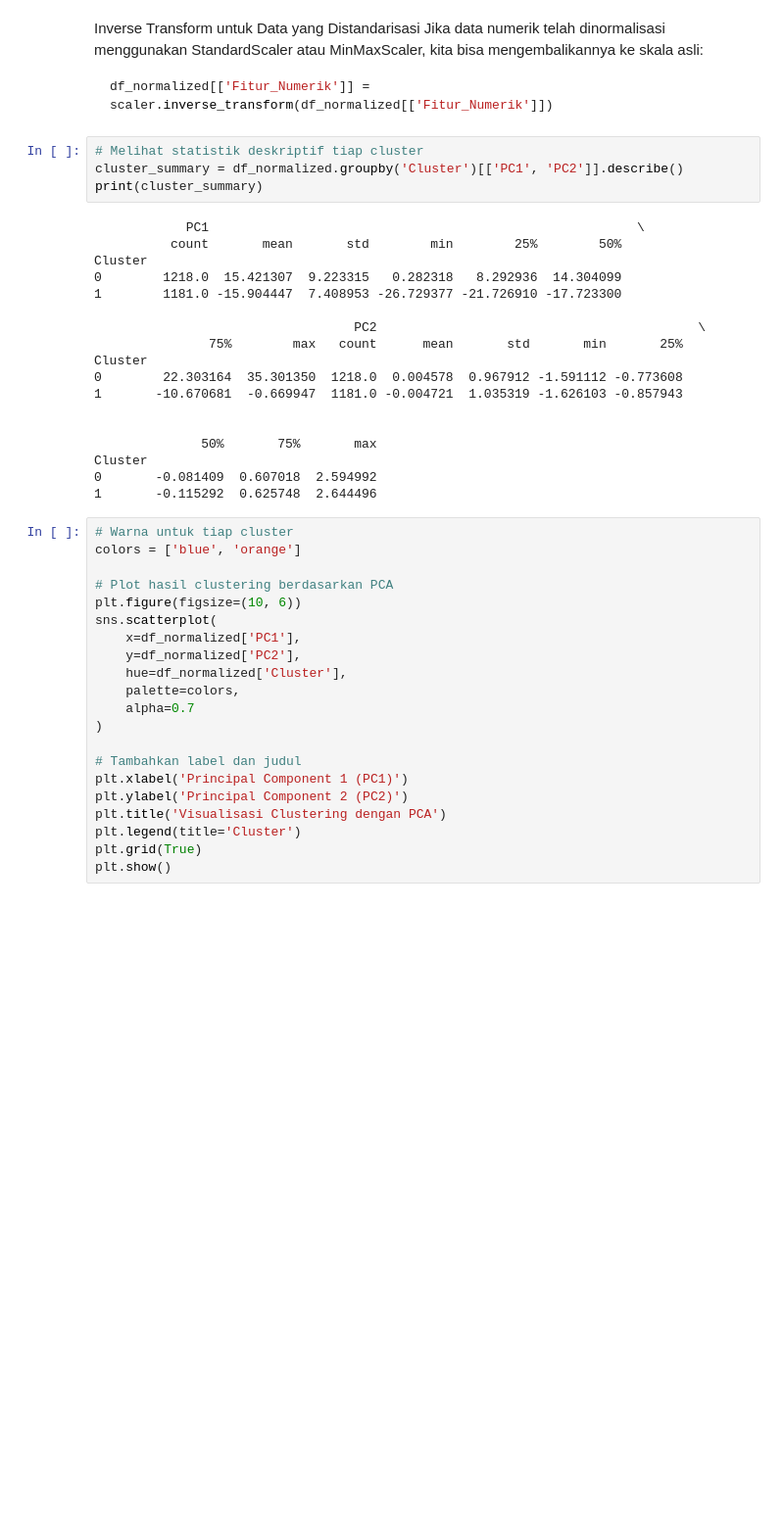
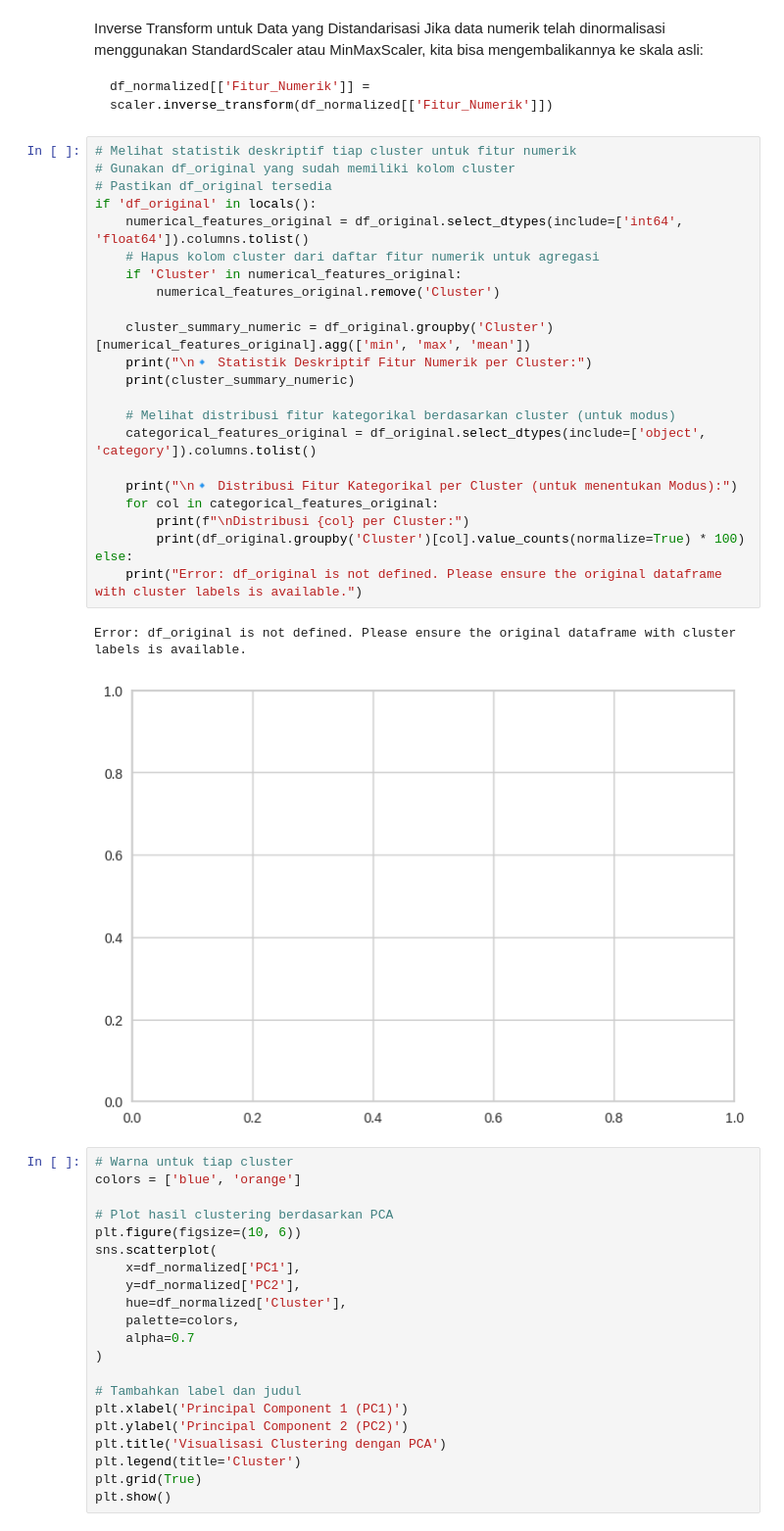
Before and after one commit to ybigsur5/Dicoding-Machine-Learning, a Jupyter notebook: [Clustering]_Submission_Akhir_BMLP_Avira.ipynb, the cells around one changed output. Shown at 98% size. Saved outputs shown, nothing was run; the diff lists cells and outputs as text; blank space fills up the shorter version.

````diff
--- a/[Clustering]_Submission_Akhir_BMLP_Avira.ipynb
+++ b/[Clustering]_Submission_Akhir_BMLP_Avira.ipynb
@@ -522,28 +511,32 @@ Jika data numerik telah dinormalisasi menggunakan StandardScaler atau MinMaxScal
 ```python
 df_normalized[['Fitur_Numerik']] = scaler.inverse_transform(df_normalized[['Fitur_Numerik']])
 ```
-# %%
-# Melihat statistik deskriptif tiap cluster
-cluster_summary = df_normalized.groupby('Cluster')[['PC1', 'PC2']].describe()
-print(cluster_summary)
-# %% [output]
-            PC1                                                        \
-          count       mean       std        min        25%        50%
-Cluster
-0        1218.0  15.421307  9.223315   0.282318   8.292936  14.304099
-1        1181.0 -15.904447  7.408953 -26.729377 -21.726910 -17.723300
-
-                                  PC2                                          \
-               75%        max   count      mean       std       min       25%
-Cluster
-0        22.303164  35.301350  1218.0  0.004578  0.967912 -1.591112 -0.773608
-1       -10.670681  -0.669947  1181.0 -0.004721  1.035319 -1.626103 -0.857943
-
-
-              50%       75%       max
-Cluster
-0       -0.081409  0.607018  2.594992
-1       -0.115292  0.625748  2.644496
+# %%
+# Melihat statistik deskriptif tiap cluster untuk fitur numerik
+# Gunakan df_original yang sudah memiliki kolom cluster
+# Pastikan df_original tersedia
+if 'df_original' in locals():
+    numerical_features_original = df_original.select_dtypes(include=['int64', 'float64']).columns.tolist()
+    # Hapus kolom cluster dari daftar fitur numerik untuk agregasi
+    if 'Cluster' in numerical_features_original:
+        numerical_features_original.remove('Cluster')
+
+    cluster_summary_numeric = df_original.groupby('Cluster')[numerical_features_original].agg(['min', 'max', 'mean'])
+    print("\n🔹 Statistik Deskriptif Fitur Numerik per Cluster:")
+    print(cluster_summary_numeric)
+
+    # Melihat distribusi fitur kategorikal berdasarkan cluster (untuk modus)
+    categorical_features_original = df_original.select_dtypes(include=['object', 'category']).columns.tolist()
+
+    print("\n🔹 Distribusi Fitur Kategorikal per Cluster (untuk menentukan Modus):")
+    for col in categorical_features_original:
+        print(f"\nDistribusi {col} per Cluster:")
+        print(df_original.groupby('Cluster')[col].value_counts(normalize=True) * 100)
+else:
+    print("Error: df_original is not defined. Please ensure the original dataframe with cluster labels is available.")
+# %% [output]
+Error: df_original is not defined. Please ensure the original dataframe with cluster labels is available.
+[figure, added]
 # %%
 # Warna untuk tiap cluster
 colors = ['blue', 'orange']
````
Also changed, not shown: parts of 11 cells of this notebook.
